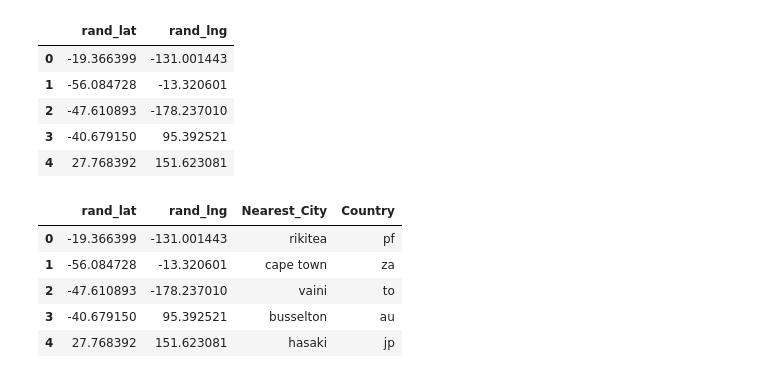
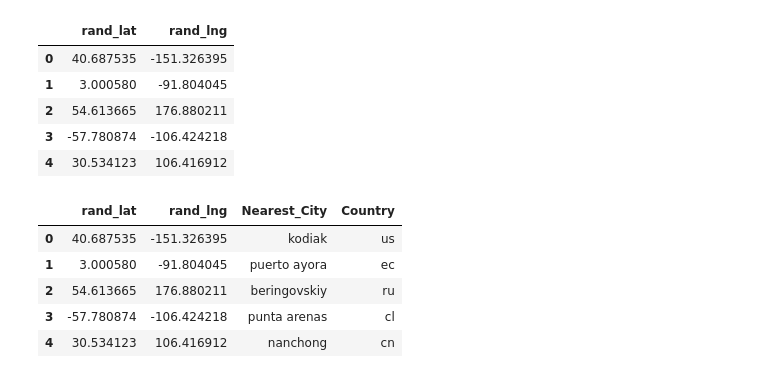
Before and after one commit to mhargroder/python-api-challenge, a Jupyter notebook: WeatherPy/WeatherPy.ipynb, the cells around one changed output. Cells and saved outputs as stored; diff of their text form; code cells hidden in the pictures.

```diff
--- a/WeatherPy/WeatherPy.ipynb
+++ b/WeatherPy/WeatherPy.ipynb
@@ -16,28 +16,28 @@ from config import wkey
 # %%
 #Num of samples for project
 
-smpl = 700
+smpl = 1000
 # create a list of lat and lngs
 slat = np.random.uniform(low=-90.000, high=90.000, size=smpl)
 slng = np.random.uniform(low=-180.000, high=180.000, size=smpl)
 
 
 #add list to dict then start a dataframe
 samples = {
     'rand_lat':slat,
     'rand_lng':slng
           }
 
 df1 = pd.DataFrame(samples)
 df1.shape
 df1.head()
 # %% [output]
 |  | rand_lat | rand_lng |
-| 0 | -19.366399 | -131.001443 |
-| 1 | -56.084728 | -13.320601 |
-| 2 | -47.610893 | -178.237010 |
-| 3 | -40.679150 | 95.392521 |
-| 4 | 27.768392 | 151.623081 |
+| 0 | 40.687535 | -151.326395 |
+| 1 | 3.000580 | -91.804045 |
+| 2 | 54.613665 | 176.880211 |
+| 3 | -57.780874 | -106.424218 |
+| 4 | 30.534123 | 106.416912 |
 # %%
 #use citipy to find nearest city and populate dataframe
 
@@ -62,8 +62,8 @@ for index, row in df1.iterrows():
 df1.head()
 # %% [output]
 |  | rand_lat | rand_lng | Nearest_City | Country |
-| 0 | -19.366399 | -131.001443 | rikitea | pf |
-| 1 | -56.084728 | -13.320601 | cape town | za |
-| 2 | -47.610893 | -178.237010 | vaini | to |
-| 3 | -40.679150 | 95.392521 | busselton | au |
-| 4 | 27.768392 | 151.623081 | hasaki | jp |
+| 0 | 40.687535 | -151.326395 | kodiak | us |
+| 1 | 3.000580 | -91.804045 | puerto ayora | ec |
+| 2 | 54.613665 | 176.880211 | beringovskiy | ru |
+| 3 | -57.780874 | -106.424218 | punta arenas | cl |
+| 4 | 30.534123 | 106.416912 | nanchong | cn |
```
Also changed, not shown: parts of 10 cells of this notebook, 7 other files.
